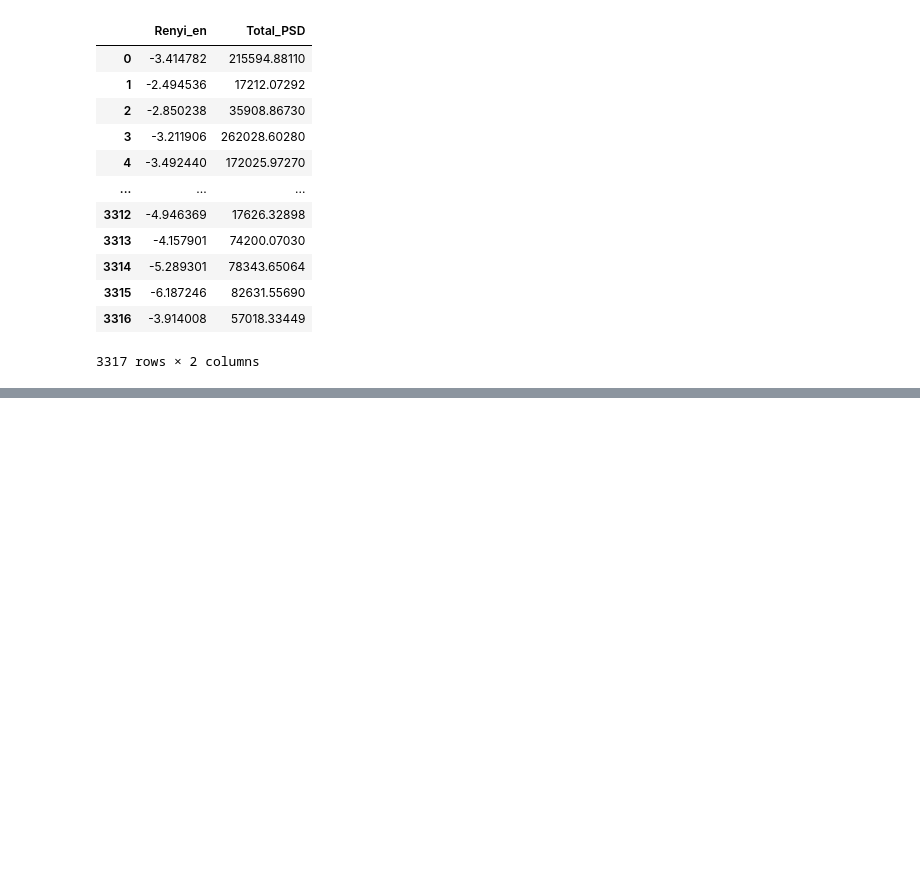
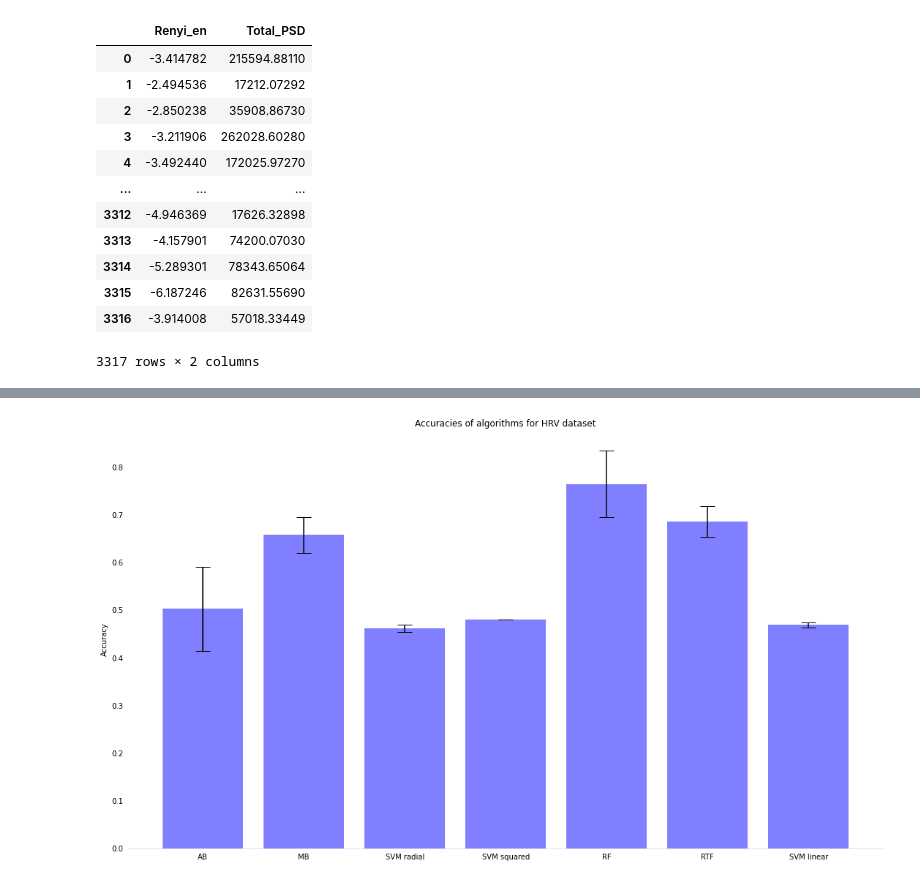
Before and after one commit to Karina-00/Decision-tree-ensembles-in-biomedical-time-series-classification, a Jupyter notebook: Project.ipynb, the cells around one changed output, grey strips where cells are left out. Cells and saved outputs as stored; diff of their text form; code cells hidden in the pictures; blank space fills up the shorter version.

```diff
--- a/Project.ipynb
+++ b/Project.ipynb
@@ -466,0 +715,4 @@ Now all our datasets are ready.
+# %%
+barchart(accuracies_dataset2, 'HRV')
+# %% [output]
+[figure, added]
```
Also changed, not shown: parts of 92 cells of this notebook, 4 other files.
